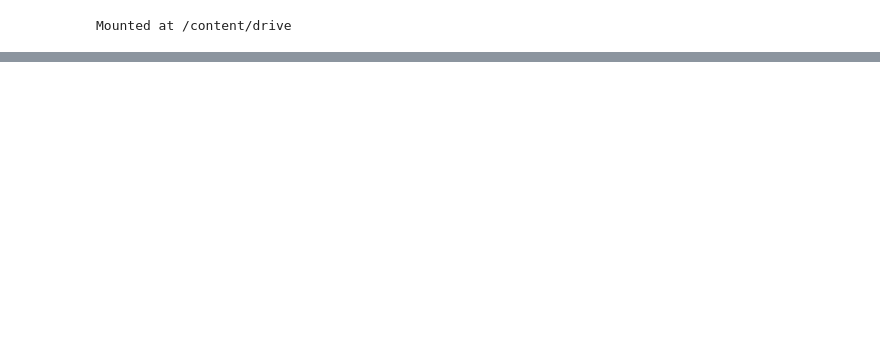
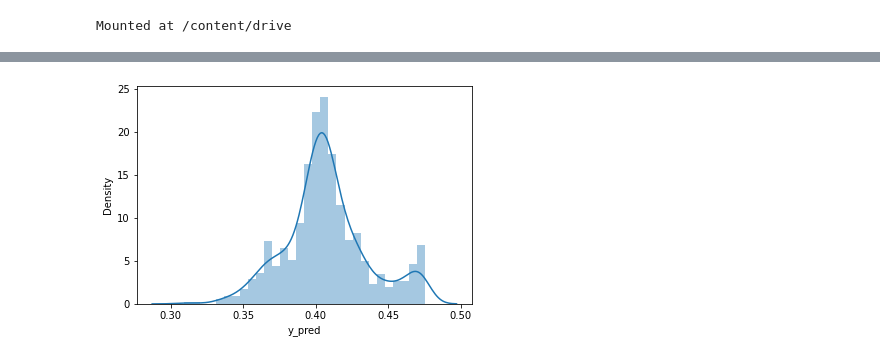
Before and after one commit to ishgirwan/gee, a Jupyter notebook: training_model.ipynb, the cells around one changed output, grey strips where cells are left out. Drawn from its saved outputs; the diff is of its cells as text; code cells hidden in the pictures; blank space fills up the shorter version.

```diff
--- a/training_model.ipynb
+++ b/training_model.ipynb
@@ -377,0 +437,4 @@ trainer.test()
+# %%
+sns.distplot(df_final['y_pred']);
+# %% [output]
+[figure, added]
```
Also changed, not shown: parts of 35 cells of this notebook.
